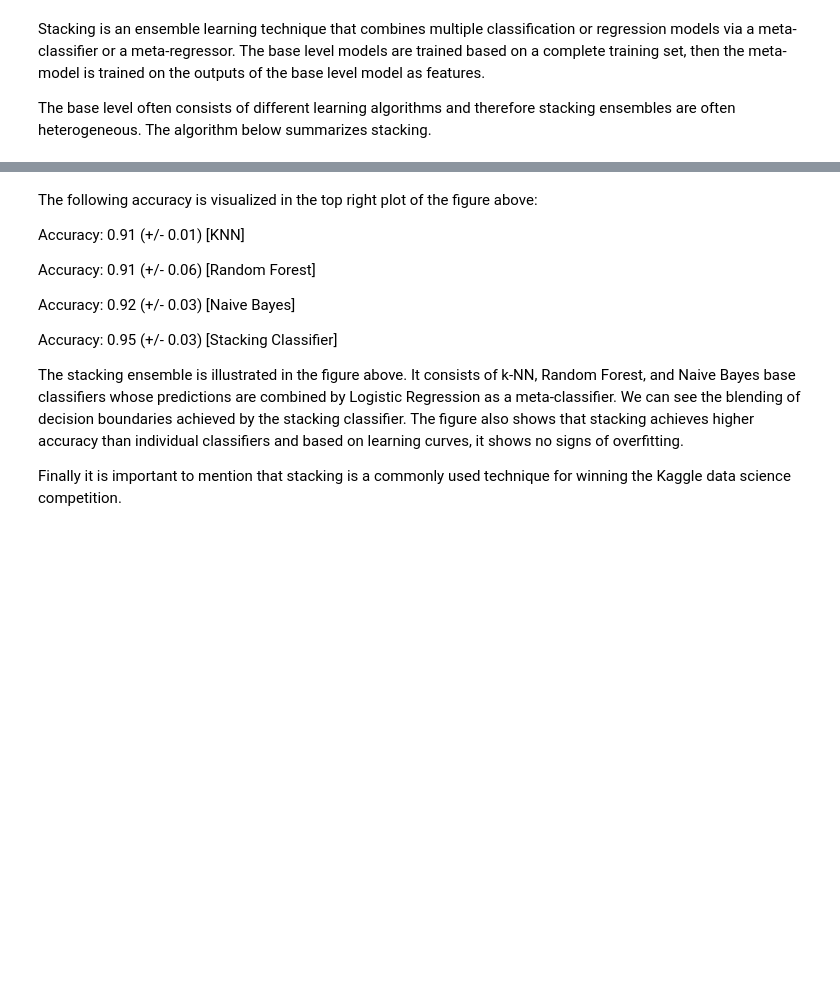
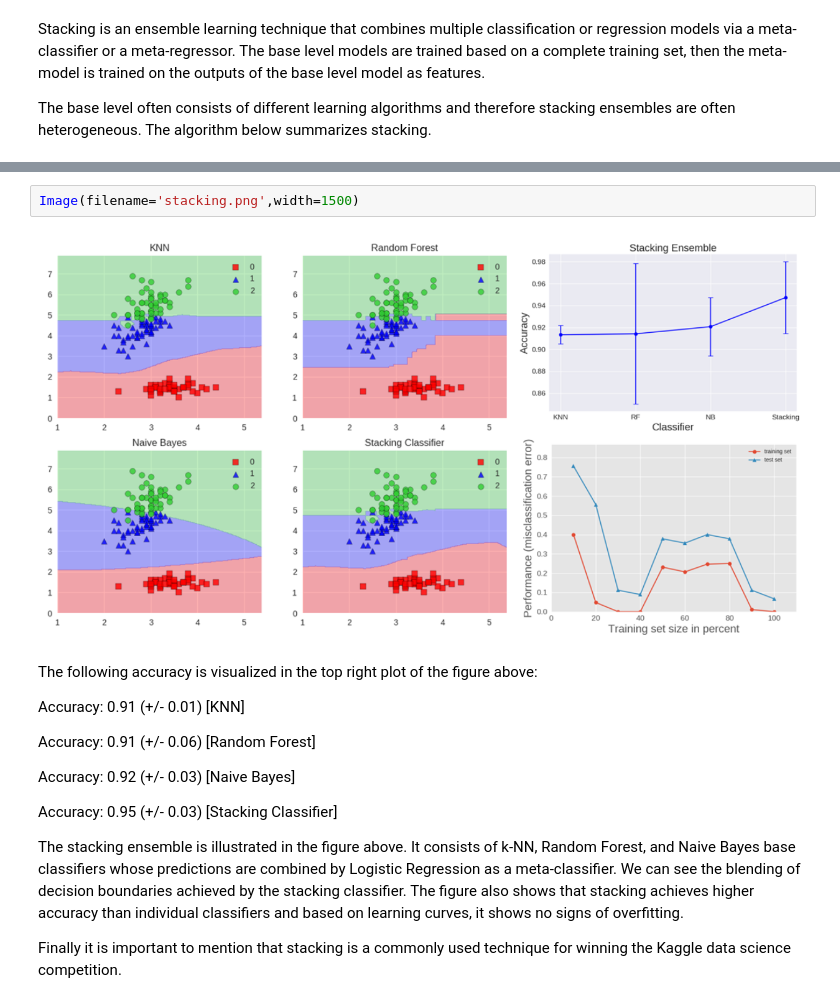
Before and after one commit to MarkosGavalas/MACHINE_LEARNING, a Jupyter notebook: Ensemble learning, Stacking/Ensemble learning_Stacking .ipynb, the cells around one changed output, grey strips where cells are left out. Cells and saved outputs as stored; diff of their text form; blank space fills up the shorter version.

Commit message:
Ensemble learning_Stacking

```diff
--- a/Ensemble learning, Stacking/Ensemble learning_Stacking .ipynb
+++ b/Ensemble learning, Stacking/Ensemble learning_Stacking .ipynb
@@ -11,3 +13,7 @@ The base level often consists of different learning algorithms and therefore sta
+# %%
+Image(filename='stacking.png',width=1500)
+# %% [output]
+[figure, added]
 # %% [markdown]
 The following accuracy is visualized in the top right plot of the figure above:
 
```
Also changed, not shown: parts of 4 cells of this notebook.
